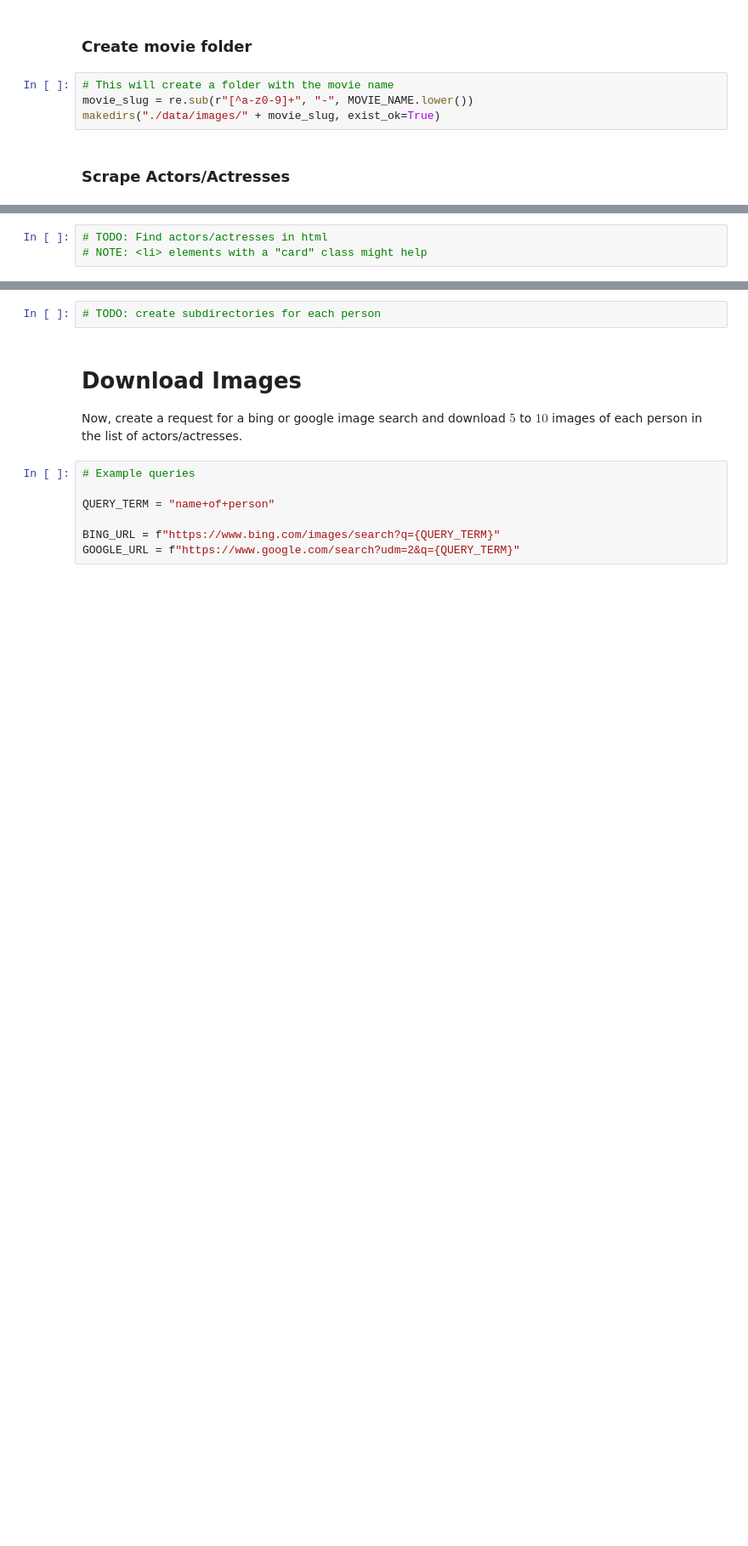
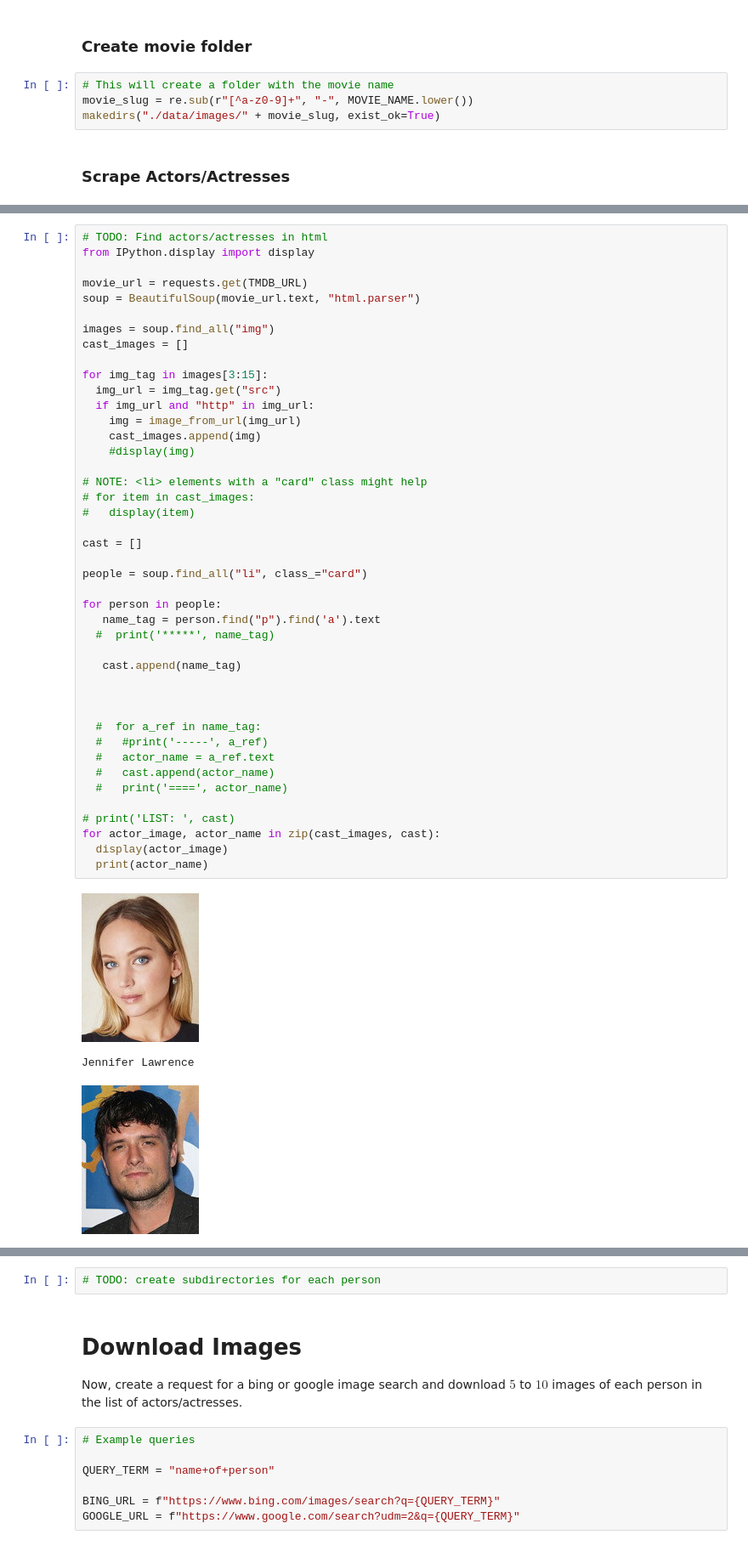
Before and after one commit to IntroToData/Homework09, a Jupyter notebook: Homework09.ipynb, the cells around one changed output, grey strips where cells are left out. Shown at 85% size. Saved outputs shown, nothing was run; the diff lists cells and outputs as text; blank space fills up the shorter version.

```diff
--- a/Homework09.ipynb
+++ b/Homework09.ipynb
@@ -80,3 +80,47 @@ TypeError: a bytes-like object is required, not 'str'
-# %%
-# TODO: Find actors/actresses in html
-# NOTE: <li> elements with a "card" class might help
+# %%
+# TODO: Find actors/actresses in html
+from IPython.display import display
+
+movie_url = requests.get(TMDB_URL)
+soup = BeautifulSoup(movie_url.text, "html.parser")
+
+images = soup.find_all("img")
+cast_images = []
+
+for img_tag in images[3:15]:
+  img_url = img_tag.get("src")
+  if img_url and "http" in img_url:
+    img = image_from_url(img_url)
+    cast_images.append(img)
+    #display(img)
+
+# NOTE: <li> elements with a "card" class might help
+# for item in cast_images:
+#   display(item)
+
+cast = []
+
+people = soup.find_all("li", class_="card")
+
+for person in people:
+   name_tag = person.find("p").find('a').text
+  #  print('*****', name_tag)
+
+   cast.append(name_tag)
+
+
+
+  #  for a_ref in name_tag:
+  #   #print('-----', a_ref)
+  #   actor_name = a_ref.text
+  #   cast.append(actor_name)
+  #   print('====', actor_name)
+
+# print('LIST: ', cast)
+for actor_image, actor_name in zip(cast_images, cast):
+  display(actor_image)
+  print(actor_name)
+# %% [output]
+[figure, added]
+Jennifer Lawrence
+[figure, added]
```
Also changed, not shown: parts of 2 cells of this notebook.
